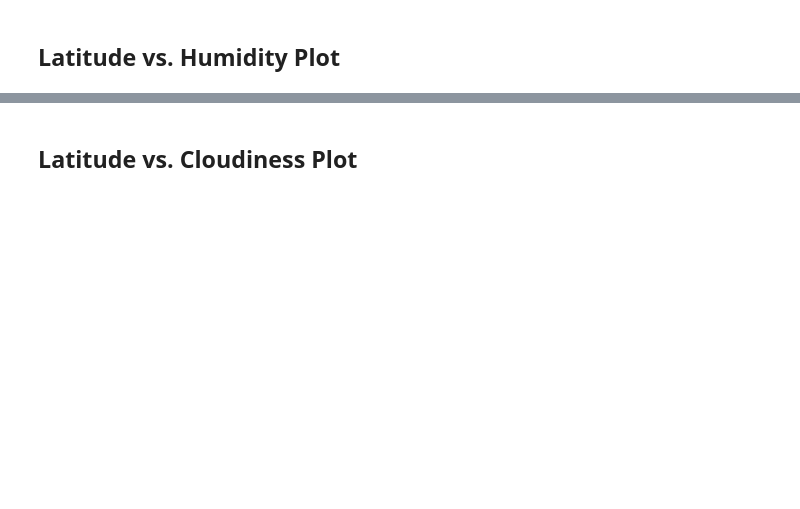
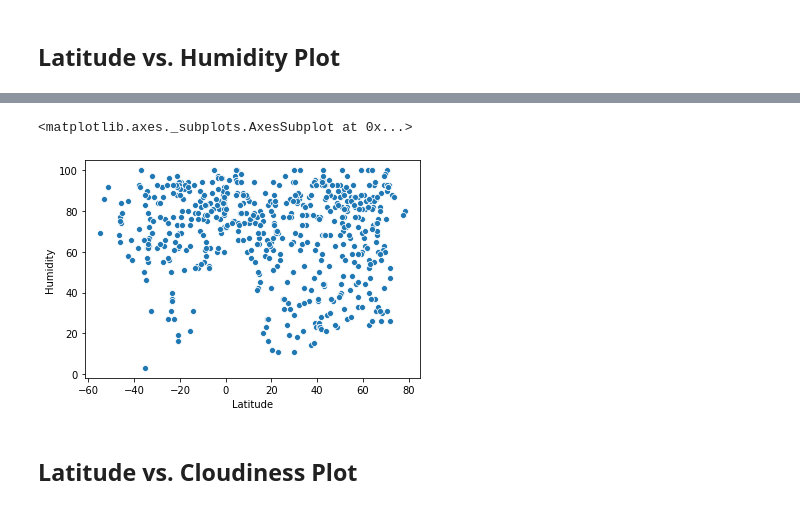
Before and after one commit to akibo1997/Python-API-Weather, a Jupyter notebook: Weather.ipynb, the cells around one changed output, grey strips where cells are left out. Saved outputs shown, nothing was run; the diff lists cells and outputs as text; code cells hidden in the pictures; blank space fills up the shorter version.

```diff
--- a/Weather.ipynb
+++ b/Weather.ipynb
@@ -191,2 +243,7 @@ Int64Index([], dtype='int64')
+# %%
+sns.scatterplot(Weather_data_h['Latitude'],Weather_data_h['Humidity'])
+# %% [output]
+<matplotlib.axes._subplots.AxesSubplot at 0x...>
+[figure, added]
 # %% [markdown]
 ## Latitude vs. Cloudiness Plot
```
Also changed, not shown: parts of 31 cells of this notebook, 1 other file.
